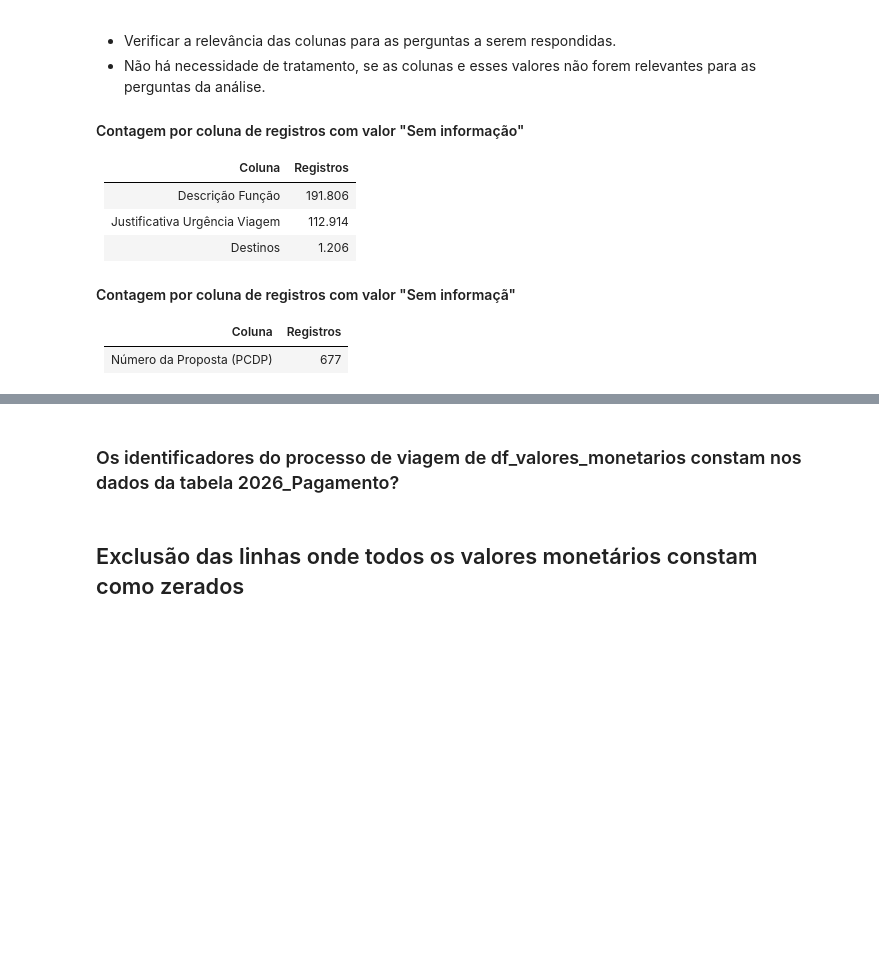
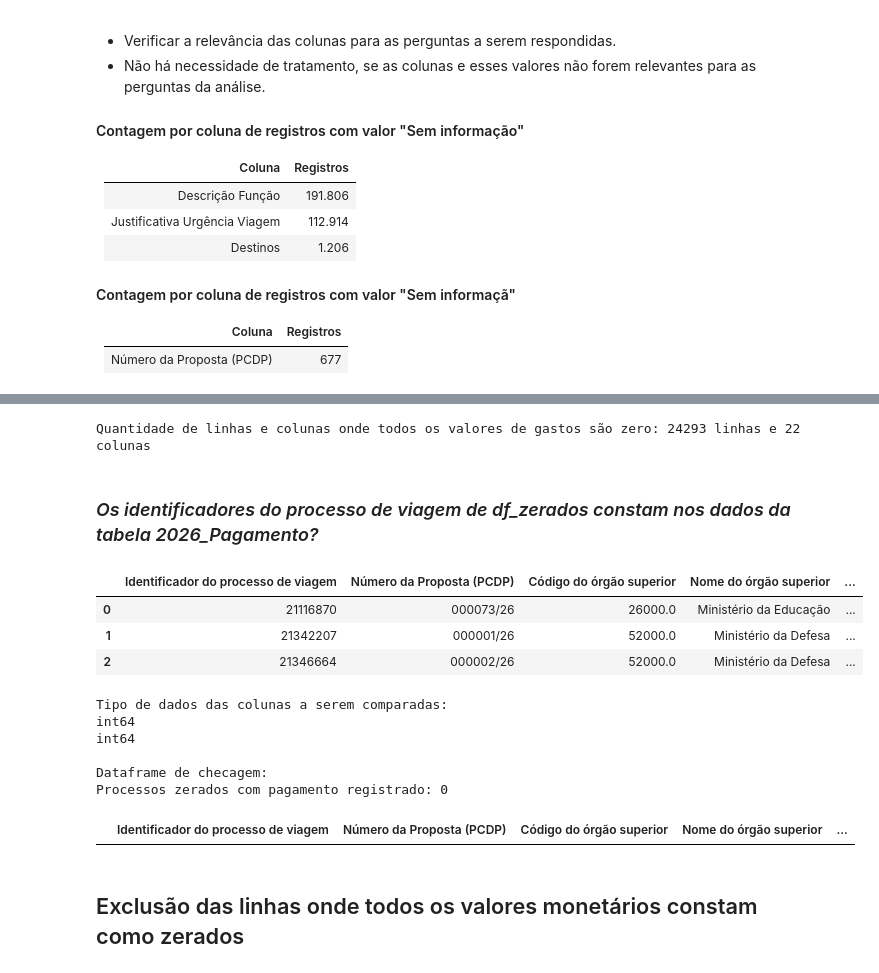
Before and after one commit to rafael-m-ferreira/caixaverso_projeto_final, a Jupyter notebook: notebooks/analise.ipynb, the cells around one changed output, grey strips where cells are left out. Drawn from its saved outputs; the diff is of its cells as text; code cells hidden in the pictures; blank space fills up the shorter version.

```diff
--- a/notebooks/analise.ipynb
+++ b/notebooks/analise.ipynb
@@ -86,32 +146,47 @@ A tabela de pagamentos do Portal da Transparência **não registra** as viagens
 # Criando um filtro para listar somente as colunas de valores monetários:
 colunas_valores_monetarios = ["Valor diárias", "Valor passagens", "Valor devolução", "Valor outros gastos"]
 
-#Filtrando as linhas onde todos os valores de gastos são zero:
-df_valores_monetarios = df_viagem[df_viagem[colunas_valores_monetarios].eq(0).all(axis=1)]
-print(f'Quantidade de linhas e colunas onde todos os valores de gastos são zero: {df_valores_monetarios.shape[0]} linhas e {df_valores_monetarios.shape[1]} colunas \n')
+#Filtrando as linhas onde todos os valores monetários estão zerados:
+df_zerados = df_viagem[df_viagem[colunas_valores_monetarios].eq(0).all(axis=1)]
+print(f'Quantidade de linhas e colunas onde todos os valores de gastos são zero: {df_zerados.shape[0]} linhas e {df_zerados.shape[1]} colunas \n')
+# %% [output]
+Quantidade de linhas e colunas onde todos os valores de gastos são zero: 24293 linhas e 22 colunas
 # %% [markdown]
-### Os identificadores do processo de viagem de df_valores_monetarios constam nos dados da tabela 2026_Pagamento?
+### _Os identificadores do processo de viagem de df_zerados constam nos dados da tabela 2026_Pagamento?_
 # %%
 # Abrindo o arquivo 2026_Pagamento com ajuste dos valores com casa decimal:
 df_pagamento = pd.read_csv('2026_Pagamento.csv', sep=';', decimal=',', encoding='latin-1')
 display(df_pagamento.head(3))
 
 # Checando se os dados dos id's (identificadores de viagem) das duas tabelas são do mesmo tipo e podem ser comparados:
 print('\nTipo de dados das colunas a serem comparadas:')
 print(df_viagem["Identificador do processo de viagem"].dtype)
 print(df_pagamento["Identificador do processo de viagem"].dtype)
 
 ## Checando se na tabela de pagamentos constam os Id's refrente aos registros com todos os valores monetarios zerados:
 
-# Criando série dos id's de df_valores_monetarios
-id_valores_monetarios = df_valores_monetarios['Identificador do processo de viagem']
+# Criando série dos id's de df_zerados
+id_valores_monetarios = df_zerados['Identificador do processo de viagem']
 
 df_pag_zerados = df_pagamento[
     df_pagamento["Identificador do processo de viagem"].isin(id_valores_monetarios)
 ]
 
 print("\nDataframe de checagem:")
+print(f'Processos zerados com pagamento registrado: {len(df_pag_zerados)}')
 df_pag_zerados
+# %% [output]
+|  | Identificador do processo de viagem | Número da Proposta (PCDP) | Código do órgão superior | Nome do órgão superior | ... |
+| 0 | 21116870 | 000073/26 | 26000.0 | Ministério da Educação | ... |
+| 1 | 21342207 | 000001/26 | 52000.0 | Ministério da Defesa | ... |
+| 2 | 21346664 | 000002/26 | 52000.0 | Ministério da Defesa | ... |
+Tipo de dados das colunas a serem comparadas:
+int64
+int64
+
+Dataframe de checagem:
+Processos zerados com pagamento registrado: 0
+|  | Identificador do processo de viagem | Número da Proposta (PCDP) | Código do órgão superior | Nome do órgão superior | ... |
 # %% [markdown]
 ## Exclusão das linhas onde todos os valores monetários constam como zerados
 # %%
```
Also changed, not shown: parts of 16 cells of this notebook.
